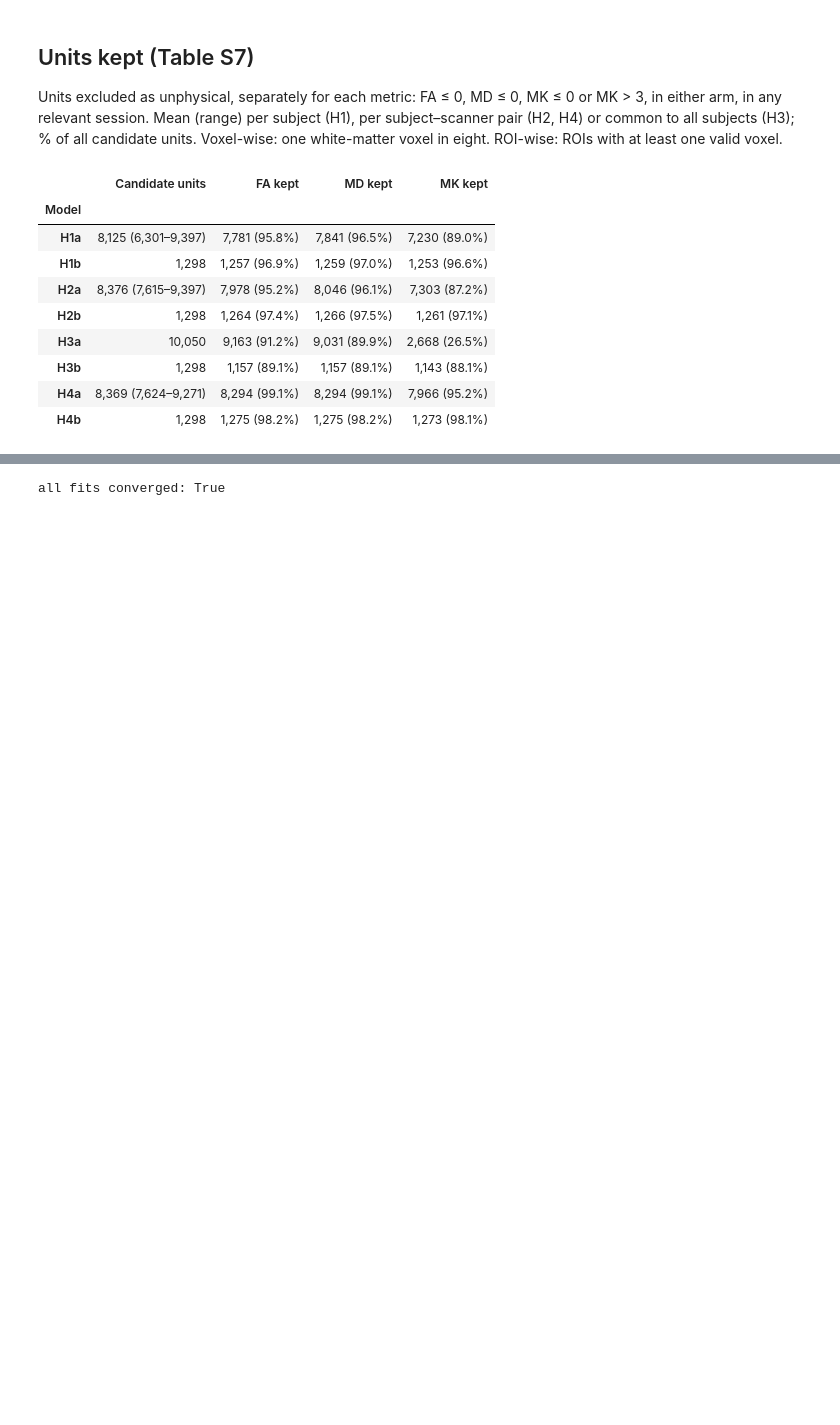
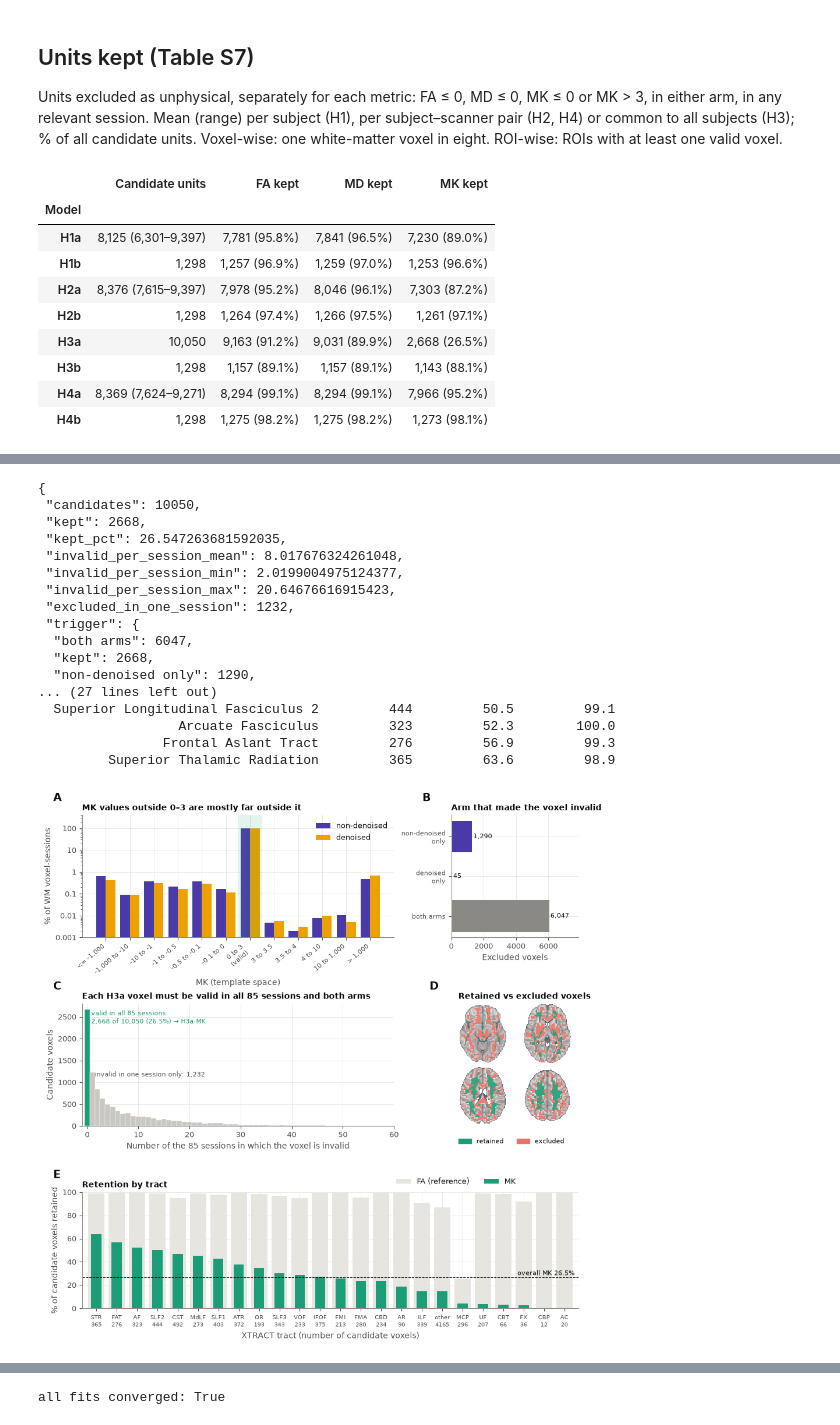
Before and after one commit to SPMIC-UoN/harmonisation-with-denoising, a Jupyter notebook: stage2/results/Sensitivity.ipynb, the cells around one changed output, grey strips where cells are left out. Drawn from its saved outputs; the diff is of its cells as text; code cells hidden in the pictures; blank space fills up the shorter version.

Commit message:
Stage 2: supplementary renumbering + Tables S16a, S17 and Figure S8

```diff
--- a/stage2/results/Sensitivity.ipynb
+++ b/stage2/results/Sensitivity.ipynb
@@ -19,3 +3,23 @@ pd.set_option("display.width", 220, "display.max_columns", 30, "display.max_colw
+# %%
+import json
+import os
+from pathlib import Path
+
+import numpy as np
+import pandas as pd
+
+import figs   # figs.py, next to this notebook
+
+# Pipeline outputs (../pipeline/run_pipeline.sh): set RR_DERIV, or edit here
+DERIV = Path(os.environ.get("RR_DERIV", "/path/to/derivatives"))
+A = DERIV / "analysis"
+METRICS = ("FA", "MD", "MK")
+SCANNERS = ["Ingenia32", "Premier48", "Premier21", "Prisma64", "Prisma32"]
+pd.set_option("display.width", 220, "display.max_columns", 30, "display.max_colwidth", 60)
+info = figs.pair_info(DERIV)
+SHORT = {q: info[q]["repeat_scanner"].split("_")[0] for q in info}
+FIGS = A / "figures" / "stage2"
+FIGS.mkdir(parents=True, exist_ok=True)
 # %% [markdown]
 ## Units kept (Table S7)
 
@@ -88,0 +69,31 @@ H3a – MK voxel-wise x4 draws 0.072 [0.028, 0.169] 0.127 [0.053, 0.280] +0.055
+# %%
+d = A / "supplementary" / "mk_exclusion"
+S = json.loads((d / "summary.json").read_text())
+out = json.loads((d / "mk_outside.json").read_text())
+print(json.dumps(S, indent=1))
+for arm, o in out.items():
+    print(f"{arm}: MK <= 0 in {o['pct_le0']:.2f}% and MK > 3 in {o['pct_gt3']:.2f}% of WM voxel-sessions; "
+          f"of the values above 3, {o['gt3_above_10_pct']:.0f}% exceed 10 and {o['gt3_above_1000_pct']:.0f}% exceed 1,000; "
+          f"{o['pct_3_to_4']:.3f}% of voxel-sessions lie between 3 and 4; of the values <= 0, {o['le0_below_m1_pct']:.0f}% are below -1")
+print(pd.read_csv(d / "by_tract.csv").round(1).to_string(index=False))
+fig = figs.fig_mk_exclusion(DERIV)
+figs.save(fig, FIGS, "FigS8_H3a_MK_exclusion")
+# %% [output]
+{
+ "candidates": 10050,
+ "kept": 2668,
+ "kept_pct": 26.547263681592035,
+ "invalid_per_session_mean": 8.017676324261048,
+ "invalid_per_session_min": 2.0199004975124377,
+ "invalid_per_session_max": 20.64676616915423,
+ "excluded_in_one_session": 1232,
+ "trigger": {
+  "both arms": 6047,
+  "kept": 2668,
+  "non-denoised only": 1290,
+... (27 lines left out)
+  Superior Longitudinal Fasciculus 2         444         50.5         99.1
+                  Arcuate Fasciculus         323         52.3        100.0
+                Frontal Aslant Tract         276         56.9         99.3
+         Superior Thalamic Radiation         365         63.6         98.9
+[figure, added]
```
Also changed, not shown: parts of 14 cells of this notebook, 13 other files.
